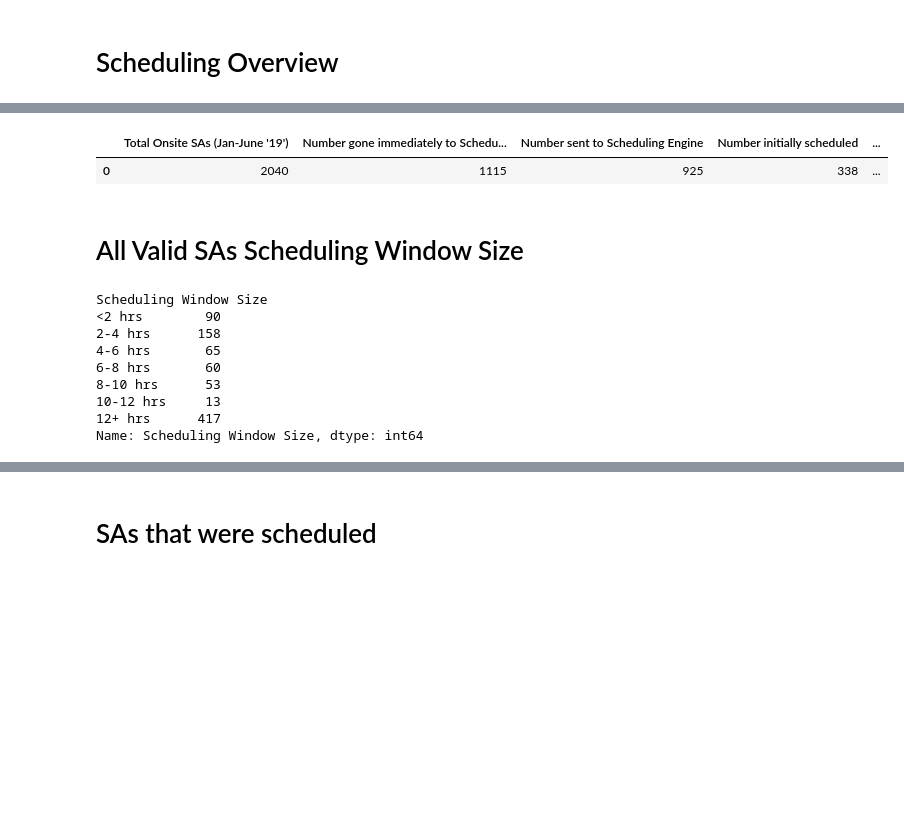
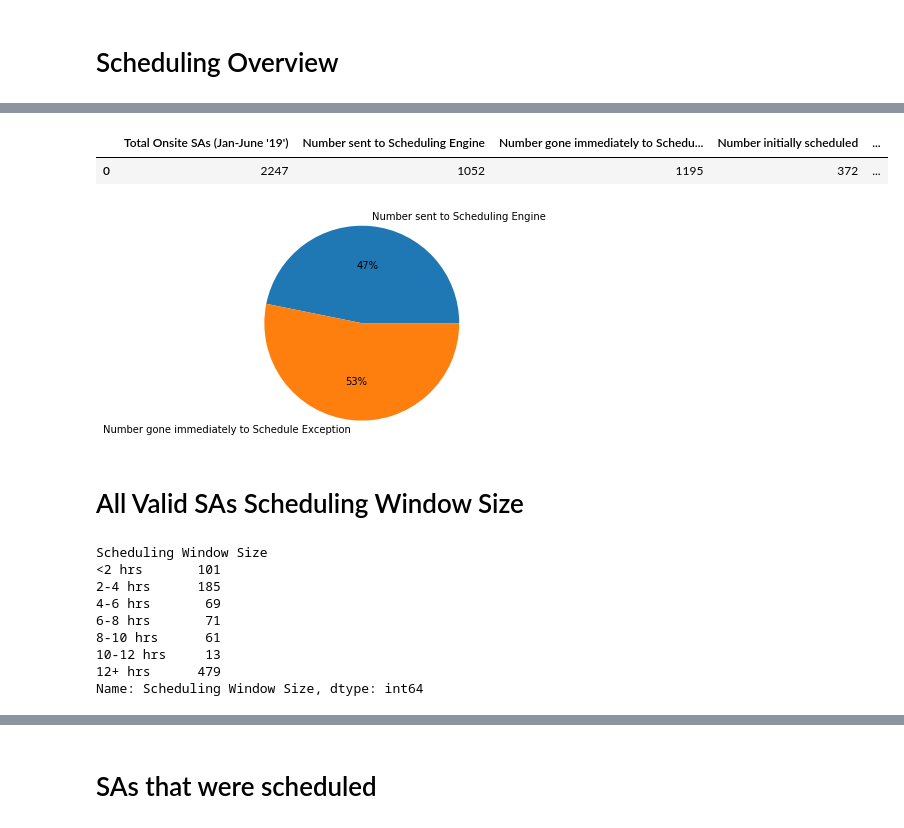
Before and after one commit to evan1108/service_appointment_analysis, a Jupyter notebook: scheduling_window_analysis.ipynb, the cells around one changed output, grey strips where cells are left out. Saved outputs shown, nothing was run; the diff lists cells and outputs as text; code cells hidden in the pictures; blank space fills up the shorter version.

```diff
--- a/scheduling_window_analysis.ipynb
+++ b/scheduling_window_analysis.ipynb
@@ -4,7 +4,7 @@ import numpy as np
 import matplotlib.pyplot as plt
 %matplotlib notebook
 # %%
-file = 'sched_window_analysis.csv'
+file = 'sched_window_analysis2.csv'
 file_df = pd.read_csv(file)
 
 file_df["Earliest Start datetime"] = ""
@@ -41,8 +41,19 @@ num_sched_excep = len(sched_excep_df["SA: Type"])
 # %% [markdown]
 # Scheduling Overview
 # %%
-sa_summary_table = pd.DataFrame({"Total Onsite SAs (Jan-June '19')": total_onsite,"Number sent to Scheduling Engine": num_onsite_sent_to_engine,"Number gone immediately to Schedule Exception": num_sched_excep,"Number initially scheduled": num_scheduled,"Number truly auto-scheduled":num_auto_sched,"Number where no Service Resource found": num_no_ssrs_found,"Percent sent to Scheduling Engine": "{:.2%}".format(num_onsite_sent_to_engine/total_onsite),"Percent immediately to Schedule Exception": "{:.2%}".format(num_sched_excep/total_onsite),"Percent initially scheduled": "{:.2%}".format((num_scheduled/num_onsite_sent_to_engine)),"Percent no Service Resource found": "{:.2%}".format((num_no_ssrs_found/num_onsite_sent_to_engine))},index=[0])
-sa_summary_table = sa_summary_table[["Total Onsite SAs (Jan-June '19')","Number gone immediately to Schedule Exception","Number sent to Scheduling Engine","Number initially scheduled","Number truly auto-scheduled","Number where no Service Resource found","Percent immediately to Schedule Exception","Percent sent to Scheduling Engine","Percent initially scheduled","Percent no Service Resource found"]]
+# create a DataFrame and pie chart to show the proportion of qualified and dis-qualified Service Appointments
+
+sa_summary_table = pd.DataFrame({"Total Onsite SAs (Jan-June '19')": total_onsite,
+                                 "Number sent to Scheduling Engine": num_onsite_sent_to_engine,
+                                 "Number gone immediately to Schedule Exception": num_sched_excep,
+                                 "Number initially scheduled": num_scheduled,
+                                 "Number truly auto-scheduled":num_auto_sched,
+                                 "Number where no Service Resource found": num_no_ssrs_found,
+                                 "Percent sent to Scheduling Engine": "{:.2%}".format(num_onsite_sent_to_engine/total_onsite),
+                                 "Percent immediately to Schedule Exception": "{:.2%}".format(num_sched_excep/total_onsite),
+                                 "Percent initially scheduled": "{:.2%}".format((num_scheduled/num_onsite_sent_to_engine)),
+                                 "Percent no Service Resource found": "{:.2%}".format((num_no_ssrs_found/num_onsite_sent_to_engine))},index=[0])
+
 labels = ["Number sent to Scheduling Engine","Number gone immediately to Schedule Exception"]
 sizes = [num_onsite_sent_to_engine,num_sched_excep]
 plt.pie(sizes,labels=labels,autopct='%1.0f%%')
@@ -54,3 +63,4 @@ sa_summary_table
-|  | Total Onsite SAs (Jan-June '19') | Number gone immediately to Schedu... | Number sent to Scheduling Engine | Number initially scheduled | ... |
-| 0 | 2040 | 1115 | 925 | 338 | ... |
+|  | Total Onsite SAs (Jan-June '19') | Number sent to Scheduling Engine | Number gone immediately to Schedu... | Number initially scheduled | ... |
+| 0 | 2247 | 1052 | 1195 | 372 | ... |
+[figure, added]
 # %%
@@ -68,15 +74,14 @@ onsite_df["Scheduling Window Size"] = pd.cut(file_df["Scheduling Window"], windo
 # %%
 onsite_grouped_df = onsite_df.groupby(["Scheduling Window Size"])
 onsite_grouped_df["Scheduling Window Size"].count()
-# onsite_grouped_df["Scheduling Window"].median()
 # %% [output]
 Scheduling Window Size
-<2 hrs        90
-2-4 hrs      158
-4-6 hrs       65
-6-8 hrs       60
-8-10 hrs      53
+<2 hrs       101
+2-4 hrs      185
+4-6 hrs       69
+6-8 hrs       71
+8-10 hrs      61
 10-12 hrs     13
-12+ hrs      417
+12+ hrs      479
 Name: Scheduling Window Size, dtype: int64
 # %%
```
Also changed, not shown: parts of 17 cells of this notebook.
